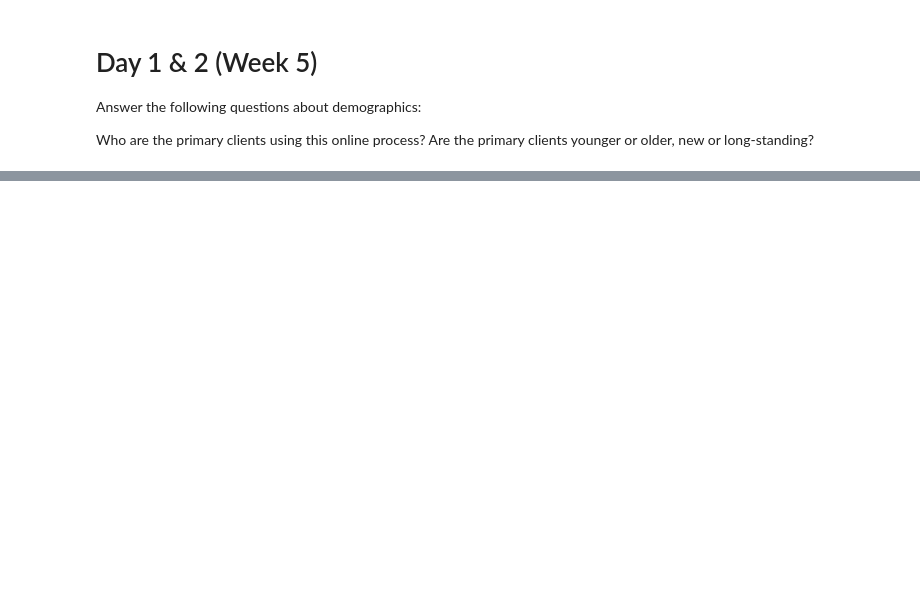
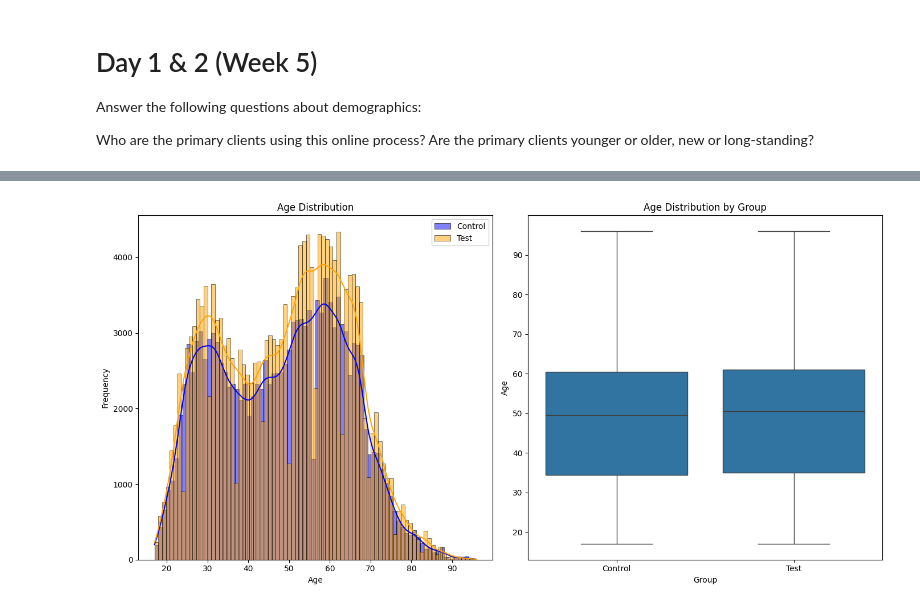
Before and after one commit to DaniCoco31/project_2, a Jupyter notebook: notebooks/Exploratory_nb_Reetu.ipynb, the cells around one changed output, grey strips where cells are left out. Saved outputs shown, nothing was run; the diff lists cells and outputs as text; code cells hidden in the pictures; blank space fills up the shorter version.

```diff
--- a/notebooks/Exploratory_nb_Reetu.ipynb
+++ b/notebooks/Exploratory_nb_Reetu.ipynb
@@ -306,0 +955,45 @@ df_control.select_dtypes("number").nunique().sort_values(ascending=False)
+# %%
+
+#Categorize ages
+df_test['age_category'] = df_test['clnt_age'].apply(categorize_age)
+df_control['age_category'] = df_control['clnt_age'].apply(categorize_age)
+
+# Step 3: Combine the test and control dataframes
+df_test['group'] = 'Test'
+df_control['group'] = 'Control'
+df_combined = pd.concat([df_test, df_control])
+
+# Step 4: Count the number of completions and non-completions by age group and interaction type
+interaction_counts = df_combined.groupby(['age_category', 'process_step', 'group']).size().reset_index(name='count')
+
+# Step 5: Plot the distribution of users by age category and their interactions
+plt.figure(figsize=(14, 8))
+sns.barplot(x='age_category', y='count', hue='process_step', data=interaction_counts, ci=None)
+plt.title('Distribution of Users by Age Category and Interaction with Website')
+plt.xlabel('Age Category')
+plt.ylabel('Number of Users')
+plt.legend(title='Process Step', labels=['Other Steps', 'Confirm'])
+plt.show()
+# %%
+plt.figure(figsize=(14, 7))
+
+# Histogram for age distribution
+plt.subplot(1, 2, 1)
+sns.histplot(df_control['clnt_age'], color='blue', label='Control', kde=True)
+sns.histplot(df_test['clnt_age'], color='orange', label='Test', kde=True)
+plt.title('Age Distribution')
+plt.xlabel('Age')
+plt.ylabel('Frequency')
+plt.legend()
+
+# Boxplot for age distribution
+plt.subplot(1, 2, 2)
+sns.boxplot(x='group', y='clnt_age', data=pd.concat([df_control.assign(group='Control'), df_test.assign(group='Test')]))
+plt.title('Age Distribution by Group')
+plt.xlabel('Group')
+plt.ylabel('Age')
+
+plt.tight_layout()
+plt.show()
+# %% [output]
+[figure, added]
```
Also changed, not shown: parts of 47 cells of this notebook, 2 other files.
